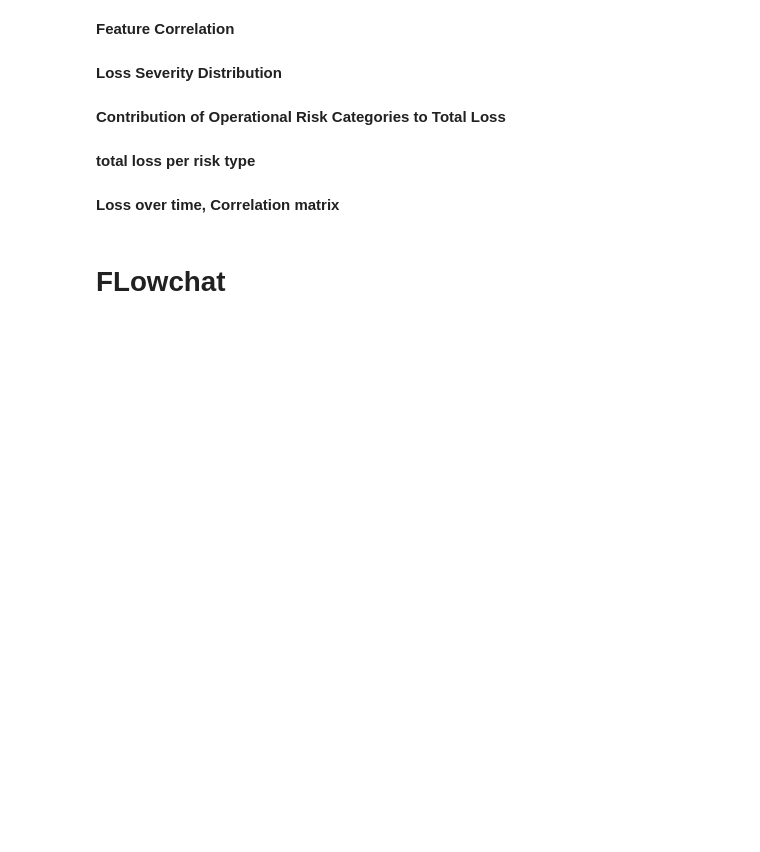
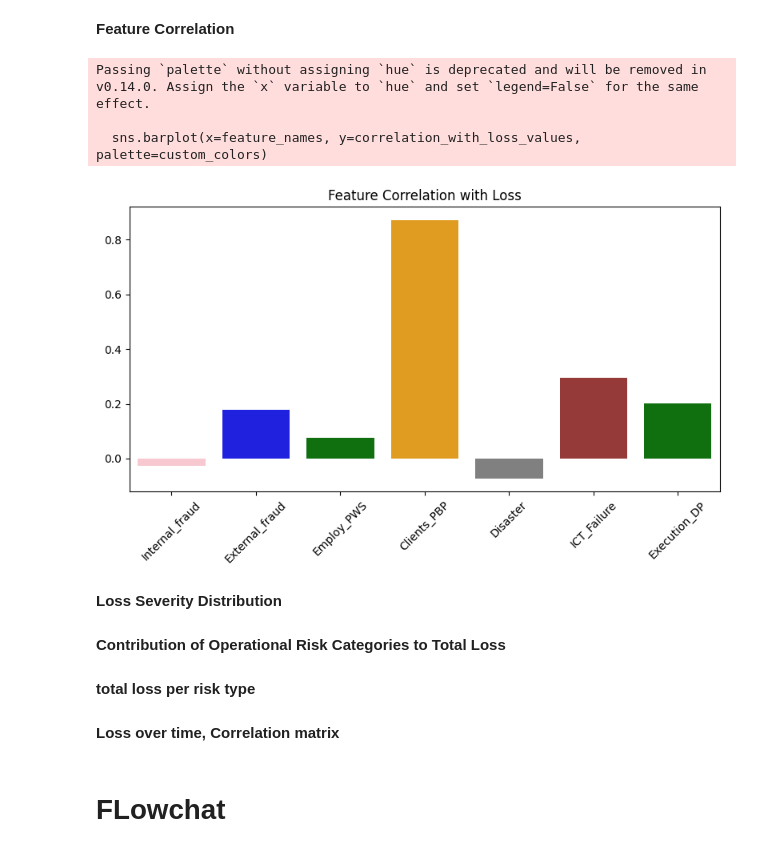
Before and after one commit to rygo1232/ryan1, a Jupyter notebook: DP_MODEL.ipynb, the cells around one changed output. Cells and saved outputs as stored; diff of their text form; code cells hidden in the pictures; blank space fills up the shorter version.

```diff
--- a/DP_MODEL.ipynb
+++ b/DP_MODEL.ipynb
@@ -315,27 +427,32 @@ correlation_matrix = opr_data.corr()
 # %%
 
 
 # Assuming 'original_data' is your DataFrame
 
 # 1. Get feature names excluding 'loss' and 'Date'
-feature_names = [col for col in original_data.columns if col not in ['loss', 'Date']]
+feature_names = [col for col in opr_data.columns if col not in ['loss', 'Date']]
 
 # 2. Compute correlation with 'loss'
-correlation_with_loss = original_data[feature_names].corrwith(original_data['loss'])
+correlation_with_loss = opr_data[feature_names].corrwith(opr_data['loss'])
 correlation_with_loss_values = correlation_with_loss.values
 
 # 3. Define your custom colors for each feature
 # Make sure the number of colors matches the number of features
 custom_colors =  ['pink', 'blue', 'green', 'orange', 'gray', 'brown', 'green']
 # Example: if you have 7 features, this list should have 7 color strings.
 
 # 4. Plot with your custom colors
 plt.figure(figsize=(8, 5))
 sns.barplot(x=feature_names, y=correlation_with_loss_values, palette=custom_colors)
 plt.title('Feature Correlation with Loss')
 plt.xticks(rotation=45)
 plt.tight_layout()
 plt.show()
+# %% [output]
+Passing `palette` without assigning `hue` is deprecated and will be removed in v0.14.0. Assign the `x` variable to `hue` and set `legend=False` for the same effect.
+
+  sns.barplot(x=feature_names, y=correlation_with_loss_values, palette=custom_colors)
+[figure, added]
 # %% [markdown]
  **Loss Severity Distribution**
 # %%
```
Also changed, not shown: parts of 11 cells of this notebook.
